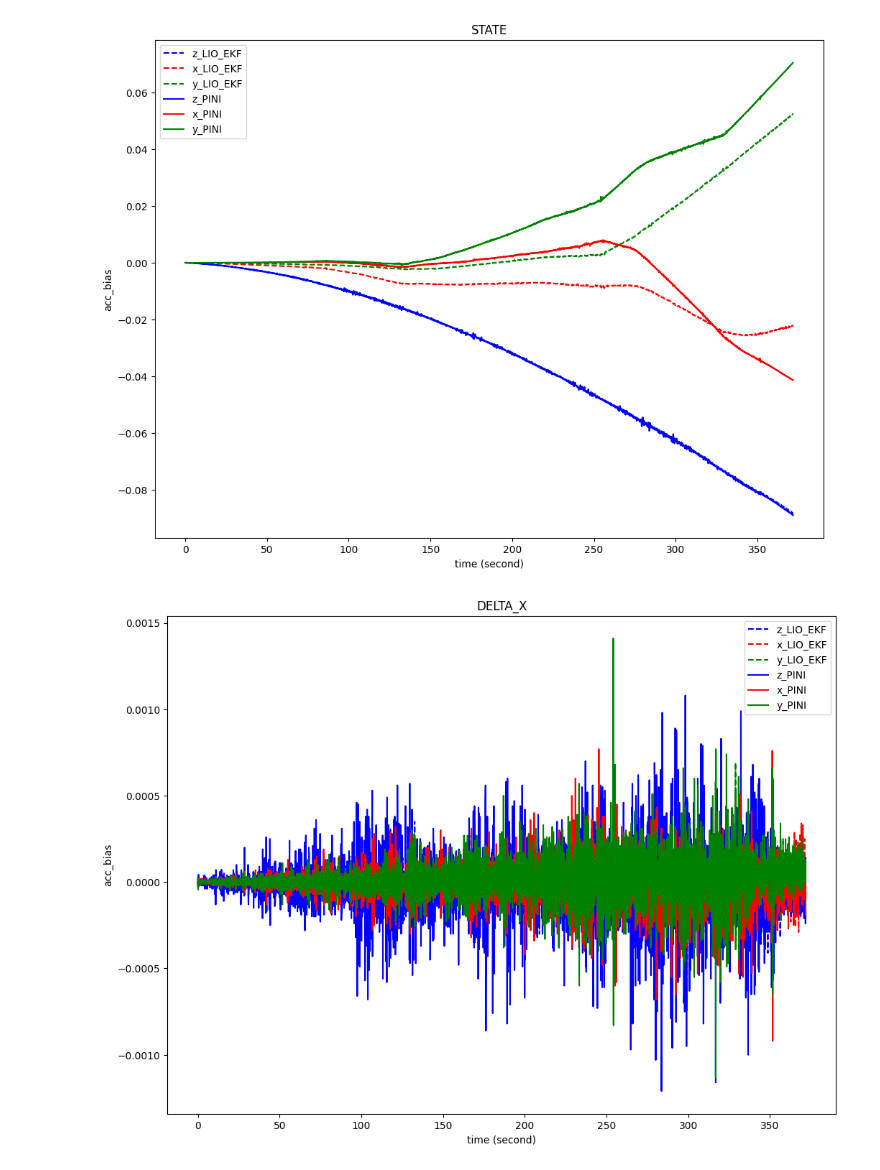
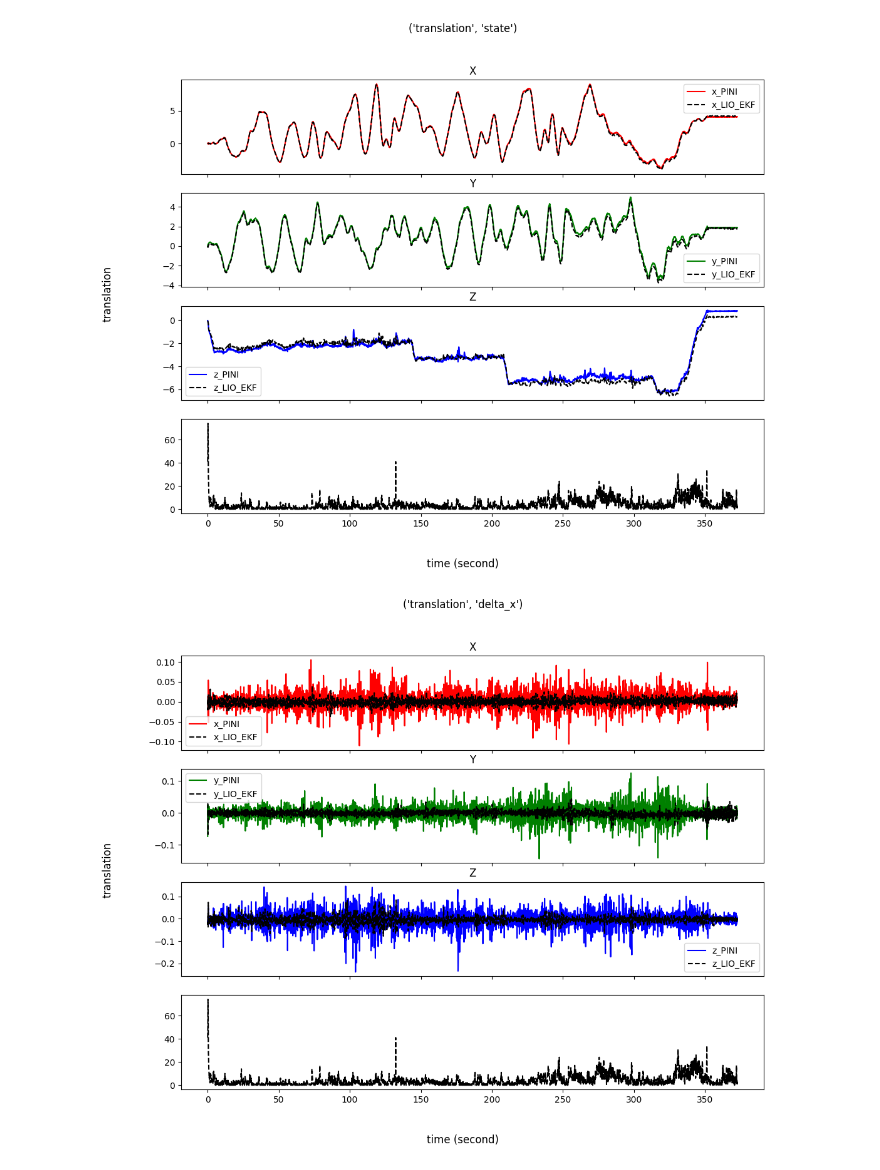
Before and after one commit to ohmohmpr/PINI, a Jupyter notebook: ohm/debug/NTU/nya_03.ipynb, the cells around one changed output. Drawn from its saved outputs; the diff is of its cells as text; code cells hidden in the pictures.

```diff
--- a/ohm/debug/NTU/nya_03.ipynb
+++ b/ohm/debug/NTU/nya_03.ipynb
@@ -6,5 +6,5 @@ from util import *
 %load_ext autoreload
 %autoreload 2
 # %%
-pini_data = np.loadtxt('/home/ohmpr/master_bonn/Modules/thesis/Pinocchio/experiments/nya_03_PINI/state.txt', delimiter=',', unpack=True)
-lio_ekf_data = np.loadtxt('/home/ohmpr/master_bonn/Modules/thesis/Pinocchio/experiments/nya_03_LIO_EKF/state.txt', delimiter=',', unpack=True)
+pini_data = np.loadtxt('/home/ohmpr/master_bonn/Modules/thesis/Pinocchio/experiments/ntu/nya_03_PINI/state.txt', delimiter=',', unpack=True)
+lio_ekf_data = np.loadtxt('/home/ohmpr/master_bonn/Modules/thesis/Pinocchio/experiments/ntu/nya_03_LIO_EKF/state.txt', delimiter=',', unpack=True)
@@ -65,8 +16,5 @@ plot_delta_x(delta_x_lio_ekf_data, None, delta_x_pini_data, None,'gyro_bias', st
-# %%
-plot_state(pred_lio_ekf_data, None, pred_pini_data, None, 'acc_bias', start_time_idx, end_time_idx)
-# %% [output]
-[figure, removed]
-# %%
-plot_delta_x(delta_x_lio_ekf_data, None, delta_x_pini_data, None,'acc_bias', start_time_idx, end_time_idx)
-# %% [output]
-[figure, removed]
+# %%
+plot_everything(pini_data, lio_ekf_data, 'translation', start_time_idx, end_time_idx)
+# %% [output]
+[figure, added]
+[figure, added]
```
Also changed, not shown: parts of 16 cells of this notebook, 21 other files.
